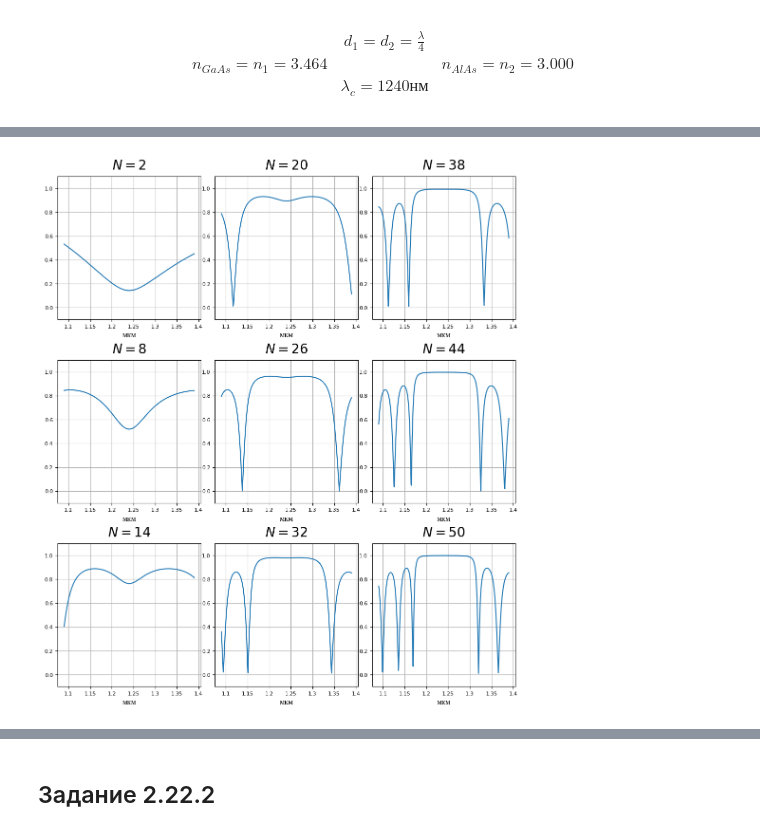
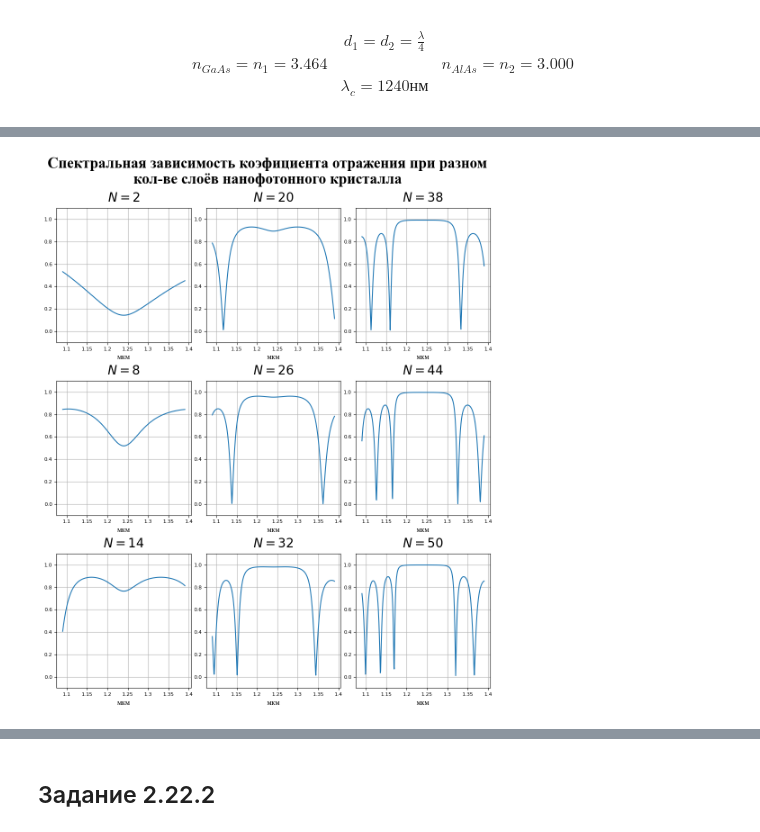
Before and after one commit to Belashov641618/NumericalsRSNO, a Jupyter notebook: Ex2.ipynb, the cells around one changed output, grey strips where cells are left out. Cells and saved outputs as stored; diff of their text form; code cells hidden in the pictures.

```diff
--- a/Ex2.ipynb
+++ b/Ex2.ipynb
@@ -415,24 +415,27 @@ tensor(1.0000, device='cuda:0')
 # %%
 cols = 3
 rows = 3
 
 less_layers = layers.squeeze()[::layers.numel()//(cols*rows)][:cols*rows]
 less_reflection = crystal.r[::layers.numel()//(cols*rows)][:cols*rows]
 less_wavelength = wavelength.squeeze().cpu()
 wl_formatter, wl_unit = engineering.separatedformatter(central_wavelength, 'м', 3)
 
 plot = TiledPlot(10,None)
 plot.FontLibrary = FontLibrary
 plot.pad.graph.vertical(0.1)
+plot.pad.graph.horizontal(0.05)
+plot.pad.title(0.1)
+plot.title(f"Спектральная зависимость коэфициента отражения при разном кол-ве слоёв нанофотонного кристалла")
 for r, n, (col, row) in zip(less_reflection, less_layers, product(range(cols),range(rows))):
     axes = plot.axes.add(col, row)
     axes.grid(True)
     axes.xaxis.set_major_formatter(wl_formatter)
     axes.set_ylim(-0.1, 1.1)
     plot.graph.label.x(wl_unit)
     plot.graph.title(f"$N={n}$")
     axes.plot(less_wavelength, r.abs().cpu())
 plot.show()
 # %% [output]
-[figure, old version]
+[figure, new version]
 # %%
```
Also changed, not shown: parts of 3 cells of this notebook.
